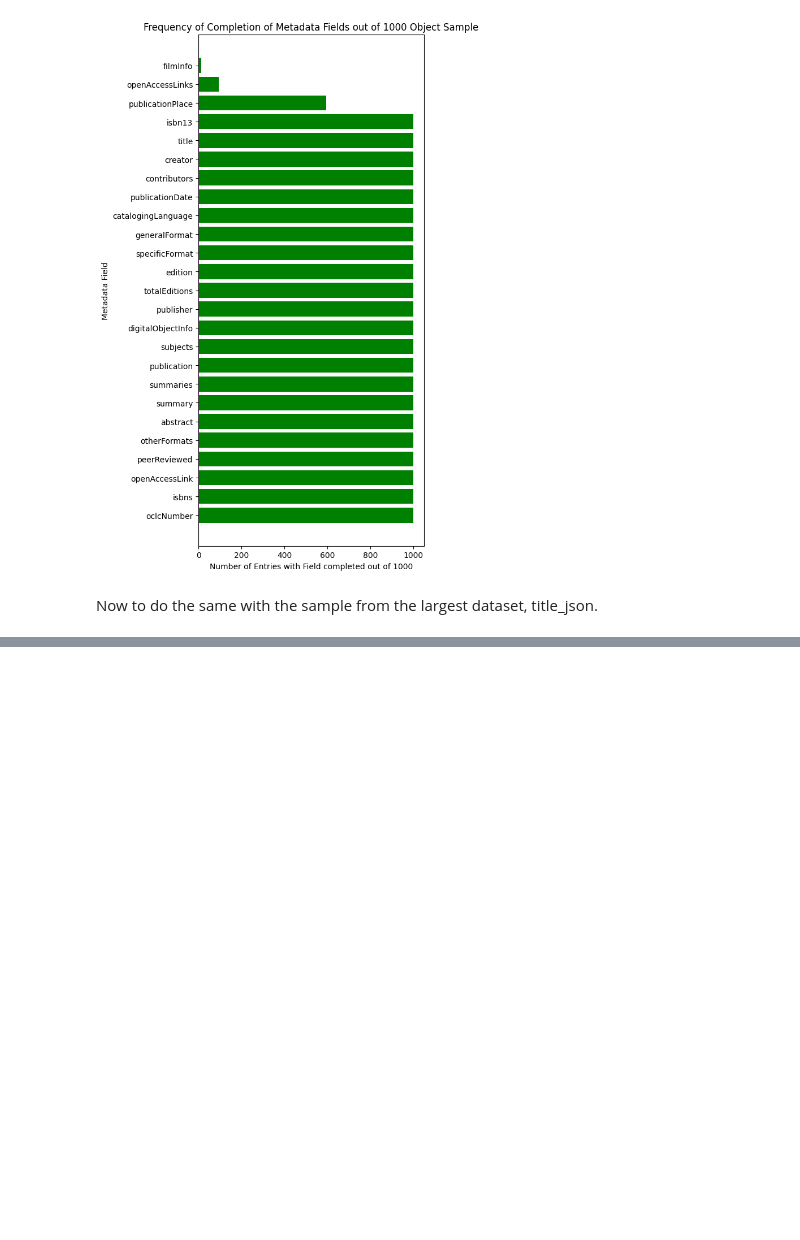
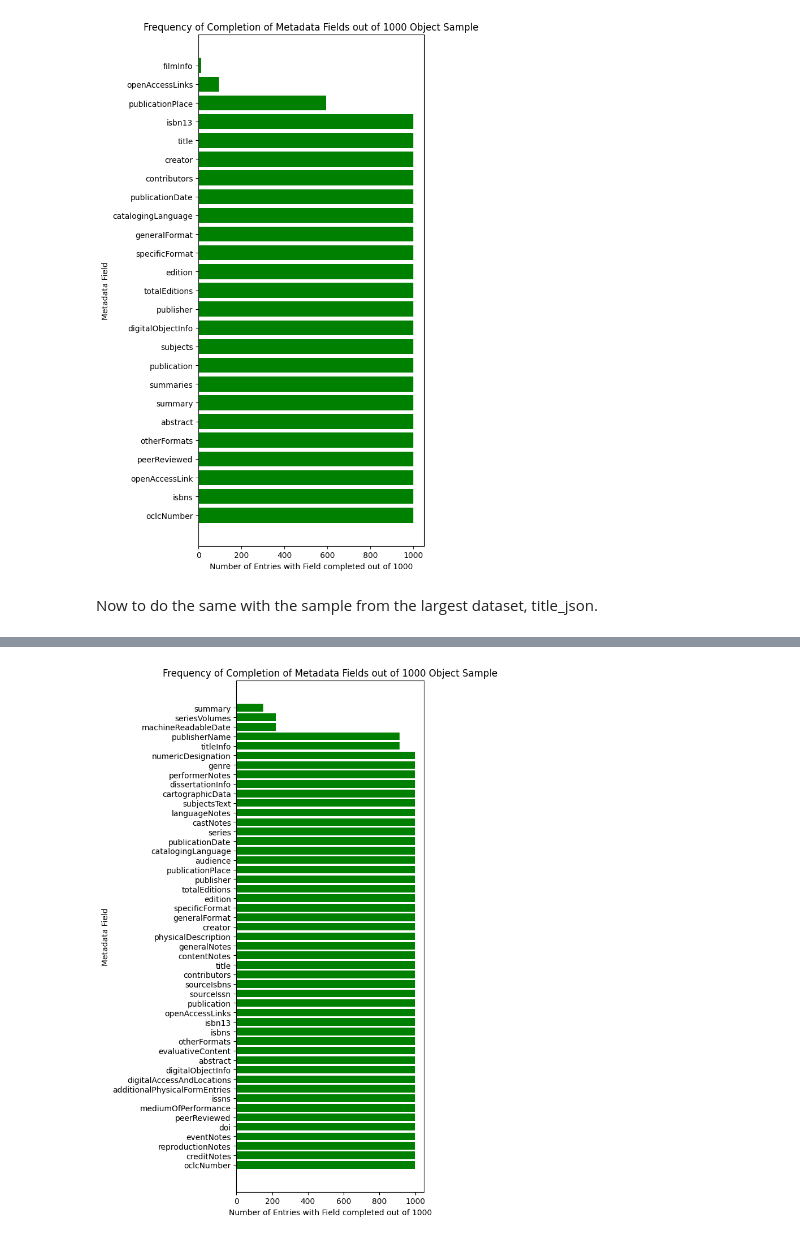
Before and after one commit to nicetry1/pythonproject, a Jupyter notebook: analysis.ipynb, the cells around one changed output, grey strips where cells are left out. Cells and saved outputs as stored; diff of their text form; code cells hidden in the pictures; blank space fills up the shorter version.

```diff
--- a/analysis.ipynb
+++ b/analysis.ipynb
@@ -3331,0 +3349,20 @@ df.info()
+# %%
+import pandas as pd
+import matplotlib.pyplot as plt
+
+title_info = {'oclcNumber': 999, 'title': 999, 'creator': 999, 'generalFormat': 999, 'specificFormat': 999, 'edition': 999, 'totalEditions': 999, 'publisher': 999, 'publicationPlace': 999, 'publicationDate': 999, 'catalogingLanguage': 999, 'physicalDescription': 999, 'series': 999, 'castNotes': 999, 'languageNotes': 999, 'subjectsText': 999, 'cartographicData': 999, 'dissertationInfo': 999, 'performerNotes': 999, 'genre': 999, 'numericDesignation': 999, 'audience': 999, 'generalNotes': 999, 'creditNotes': 999, 'contentNotes': 999, 'reproductionNotes': 999, 'eventNotes': 999, 'doi': 999, 'peerReviewed': 999, 'mediumOfPerformance': 999, 'issns': 999, 'additionalPhysicalFormEntries': 999, 'digitalAccessAndLocations': 999, 'digitalObjectInfo': 999, 'abstract': 999, 'evaluativeContent': 999, 'otherFormats': 999, 'isbns': 999, 'isbn13': 999, 'openAccessLinks': 999, 'publication': 999, 'sourceIssn': 999, 'sourceIsbns': 999, 'contributors': 999, 'titleInfo': 914, 'publisherName': 914, 'machineReadableDate': 220, 'seriesVolumes': 220, 'summary': 149}
+df = pd.DataFrame(title_info.items(), columns=['Metadata_Field', 'Representation_In_1000'])
+
+df = df.sort_values(by='Representation_In_1000', ascending=False)
+
+plt.figure(figsize=(6, 10))
+plt.barh(df['Metadata_Field'], df['Representation_In_1000'], color='green')
+plt.xlabel('Number of Entries with Field Completed (out of 1000)')
+plt.ylabel('Metadata Field')
+plt.title('Frequency of Completion of Metadata Fields out of 1000 Object Sample')
+plt.tight_layout()
+
+
+plt.show()
+# %% [output]
+[figure, added]
```
Also changed, not shown: parts of 5 cells of this notebook, 2 other files.
